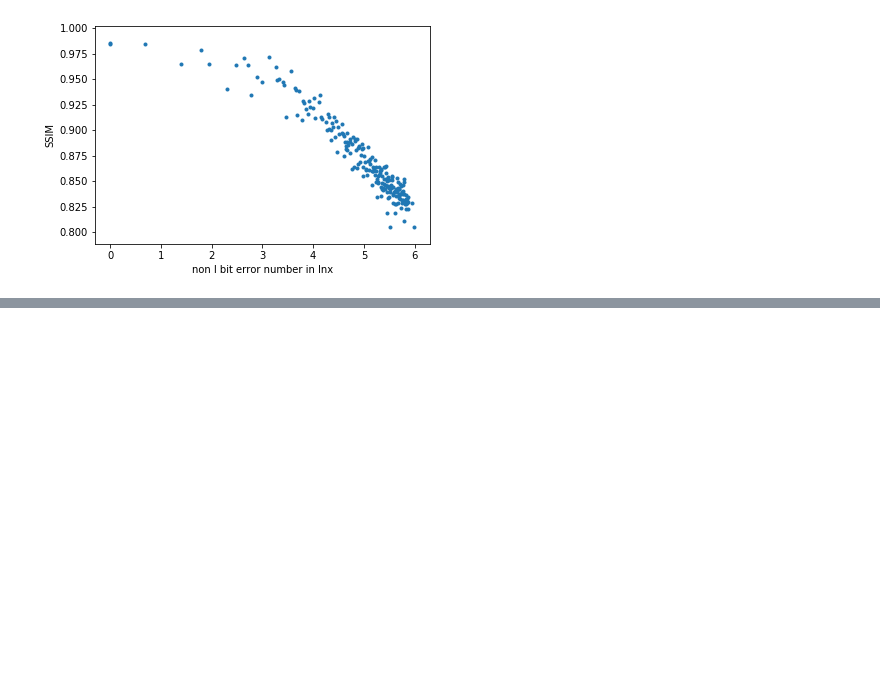
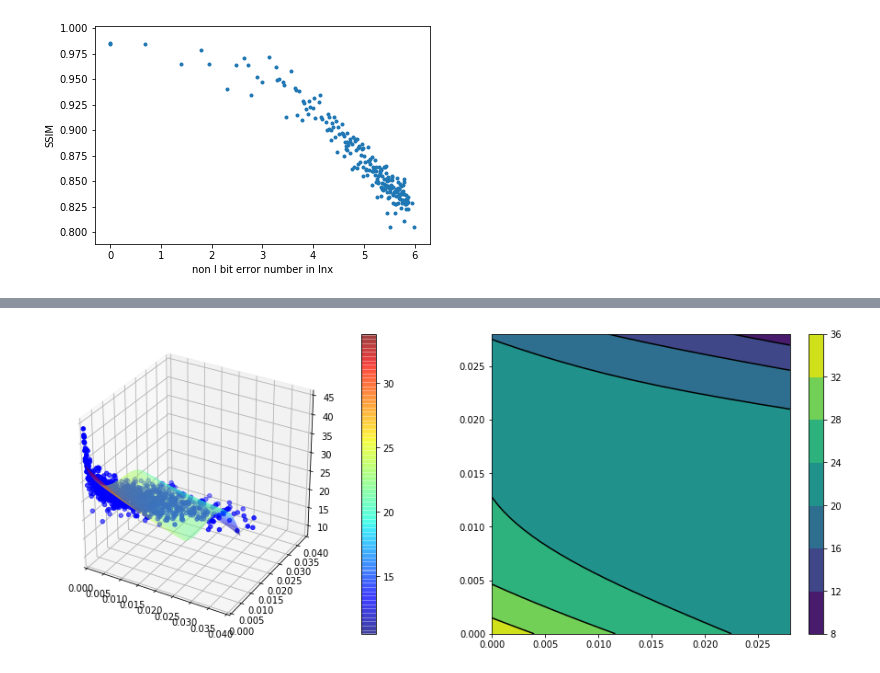
Before and after one commit to incandescentxxc/bitMatters, a Jupyter notebook: regression.ipynb, the cells around one changed output, grey strips where cells are left out. Saved outputs shown, nothing was run; the diff lists cells and outputs as text; code cells hidden in the pictures; blank space fills up the shorter version.

```diff
--- a/regression.ipynb
+++ b/regression.ipynb
@@ -286,17 +299,0 @@ plt.show()
-# %%
-# multi-variant Linear regression
-# TODO a 3-d visualization
-from sklearn.linear_model import LinearRegression
-model = LinearRegression()
-model.fit(BR_log, psnr)
-r2_score = model.score(BR_log, psnr)
-print("PSNR--------------------")
-print("R2 score is:", r2_score)
-print('coefficient of determination:', model.coef_)
-print("interception is:", model.intercept_)
-print("SSIM--------------------")
-model.fit(BR_log, ssim)
-r2_score = model.score(BR_log, ssim)
-print("R2 score is:", r2_score)
-print('coefficient of determination:', model.coef_)
-print("interception is:", model.intercept_)
@@ -311,0 +300,62 @@ interception is: 0.6445053645396605
+# %%
+# multi-variant Linear regression
+# TODO a 3-d visualization
+from sklearn.linear_model import LinearRegression
+from sklearn.preprocessing import PolynomialFeatures
+from matplotlib import cm
+from mpl_toolkits.mplot3d import Axes3D
+from sklearn.metrics import mean_squared_error
+#generate a model of polynomial features
+poly = PolynomialFeatures(degree=3)
+#transform the x data for proper fitting (for single variable type it returns,[1,x,x**2])
+BR_ = poly.fit_transform(BR)
+print(poly.get_feature_names(["ibr", "nibr"]))
+
+#generate the regression object
+model = LinearRegression()
+#preform the actual regression
+model.fit(BR_, psnr)
+
+# model = LinearRegression()
+# model.fit(BR, psnr)
+mse = mean_squared_error(model.predict(BR_), psnr)
+r2_score = model.score(BR_, psnr)
+print("PSNR--------------------")
+print("MSE is: ", mse)
+print("R2 score is:", r2_score)
+print('coefficient of determination:', model.coef_)
+print("interception is:", model.intercept_)
+# print("SSIM--------------------")
+# model.fit(BR_, ssim)
+# r2_score = model.score(BR_, ssim)
+# print("R2 score is:", r2_score)
+# print('coefficient of determination:', model.coef_)
+# print("interception is:", model.intercept_)
+
+# The test set, or plotting set
+N = 50
+predict_x0, predict_x1 = np.meshgrid(np.linspace(0, 0.028, N),
+                                     np.linspace(0, 0.028, N))
+predict_x = np.concatenate((predict_x0.reshape(-1, 1),
+                            predict_x1.reshape(-1, 1)),
+                           axis=1)
+
+predict_x_ = poly.fit_transform(predict_x)
+predict_y = model.predict(predict_x_)
+
+# Plot
+fig = plt.figure(figsize=(16, 6))
+ax1 = fig.add_subplot(121, projection='3d')
+surf = ax1.plot_surface(predict_x0, predict_x1, predict_y.reshape(predict_x0.shape),
+                        rstride=1, cstride=1, cmap=cm.jet, alpha=0.5)
+ax1.scatter3D(ibr, nibr, psnr, color = "blue", marker = 'o')
+
+ax1.set_xlim((0, 0.04))
+ax1.set_ylim((0, 0.04))
+fig.colorbar(surf, ax=ax1)
+ax2 = fig.add_subplot(122)
+cs = ax2.contourf(predict_x0, predict_x1, predict_y.reshape(predict_x0.shape))
+ax2.contour(cs, colors='k')
+fig.colorbar(cs, ax=ax2)
+plt.show()
+# %% [output]
@@ -311,0 +370 @@ interception is: 0.6445053645396605
+[figure, added]
```
Also changed, not shown: parts of 5 cells of this notebook, 7 other files.
